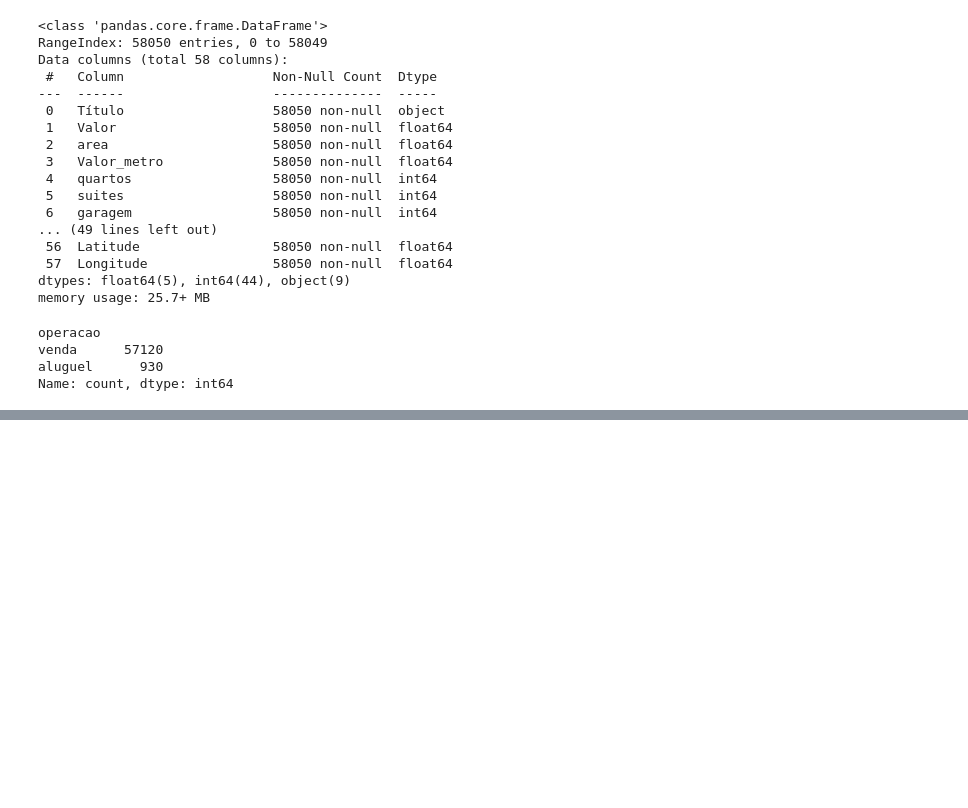
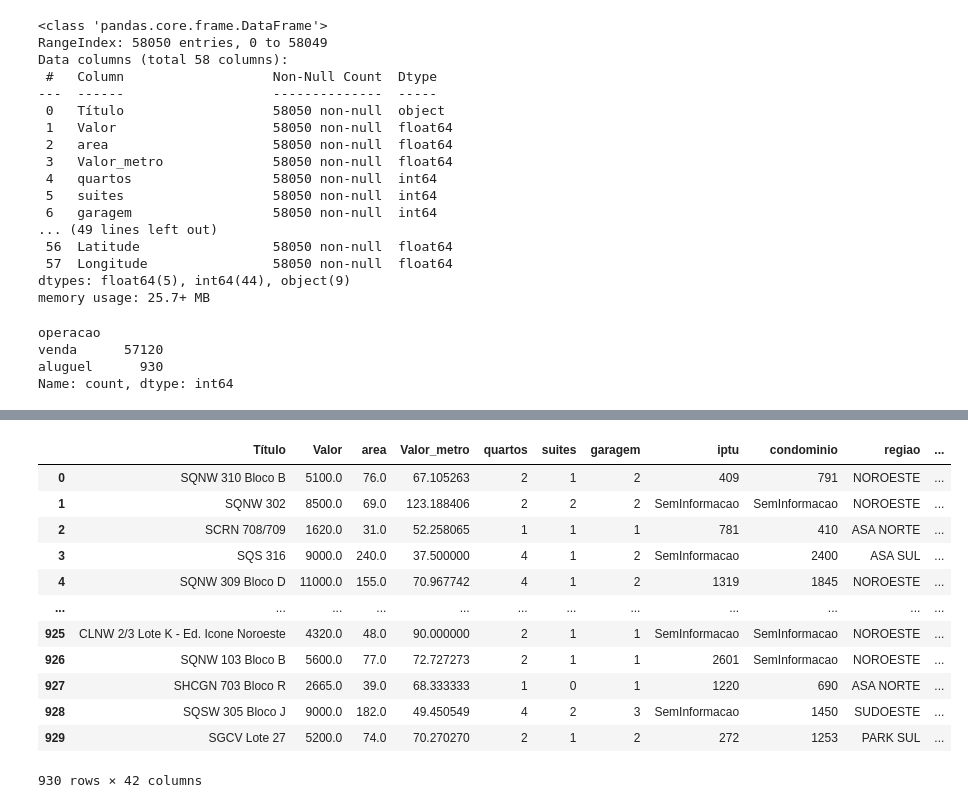
Before and after one commit to JanotLucas/Projeto-Integrador-I, a Jupyter notebook: precificador.ipynb, the cells around one changed output, grey strips where cells are left out. Cells and saved outputs as stored; diff of their text form; code cells hidden in the pictures; blank space fills up the shorter version.

```diff
--- a/precificador.ipynb
+++ b/precificador.ipynb
@@ -54,0 +130,27 @@ Name: count, dtype: int64
+# %%
+# excluindo colunas que só tem 0
+# Lista de colunas a serem removidas
+colunas_remover = ['Circuito de TV', 'Ar Condicionado', 'Cobertura Coletiva',
+                   'Brinquedoteca', 'Churrasqueira', 'Cozinha com Armários',
+                   'Despensa', 'Escritório', 'Gás Canalizado',
+                   'Quadra Esportiva', 'Salão Gourmet',
+                   'Área de Serviço Coberta', 'Piso em Porcelanato',
+                   'Aceita Pet', 'Academia', 'operacao']
+
+# Removendo as colunas do DataFrame
+df_aluguel = df_aluguel.drop(columns=colunas_remover)
+df_aluguel
+# %% [output]
+|  | Título | Valor | area | Valor_metro | quartos | suites | garagem | iptu | condominio | regiao | ... |
+| 0 | SQNW 310 Bloco B | 5100.0 | 76.0 | 67.105263 | 2 | 1 | 2 | 409 | 791 | NOROESTE | ... |
+| 1 | SQNW 302 | 8500.0 | 69.0 | 123.188406 | 2 | 2 | 2 | SemInformacao | SemInformacao | NOROESTE | ... |
+| 2 | SCRN 708/709 | 1620.0 | 31.0 | 52.258065 | 1 | 1 | 1 | 781 | 410 | ASA NORTE | ... |
+| 3 | SQS 316 | 9000.0 | 240.0 | 37.500000 | 4 | 1 | 2 | SemInformacao | 2400 | ASA SUL | ... |
+| 4 | SQNW 309 Bloco D | 11000.0 | 155.0 | 70.967742 | 4 | 1 | 2 | 1319 | 1845 | NOROESTE | ... |
+| ... | ... | ... | ... | ... | ... | ... | ... | ... | ... | ... | ... |
+| 925 | CLNW 2/3 Lote K - Ed. Icone Noroeste | 4320.0 | 48.0 | 90.000000 | 2 | 1 | 1 | SemInformacao | SemInformacao | NOROESTE | ... |
+| 926 | SQNW 103 Bloco B | 5600.0 | 77.0 | 72.727273 | 2 | 1 | 1 | 2601 | SemInformacao | NOROESTE | ... |
+| 927 | SHCGN 703 Bloco R | 2665.0 | 39.0 | 68.333333 | 1 | 0 | 1 | 1220 | 690 | ASA NORTE | ... |
+| 928 | SQSW 305 Bloco J | 9000.0 | 182.0 | 49.450549 | 4 | 2 | 3 | SemInformacao | 1450 | SUDOESTE | ... |
+| 929 | SGCV Lote 27 | 5200.0 | 74.0 | 70.270270 | 2 | 1 | 2 | 272 | 1253 | PARK SUL | ... |
+930 rows × 42 columns
```
Also changed, not shown: parts of 19 cells of this notebook.
